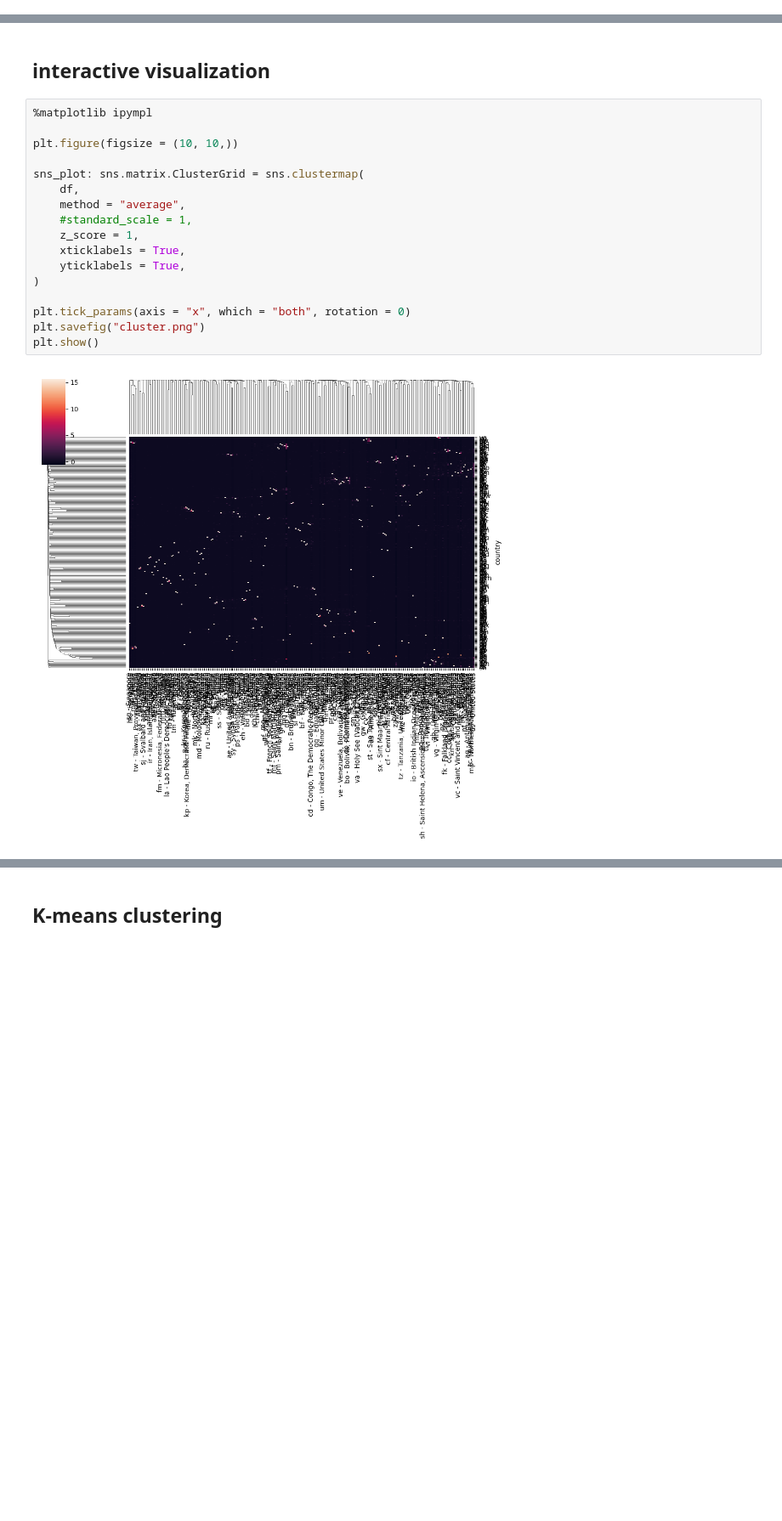
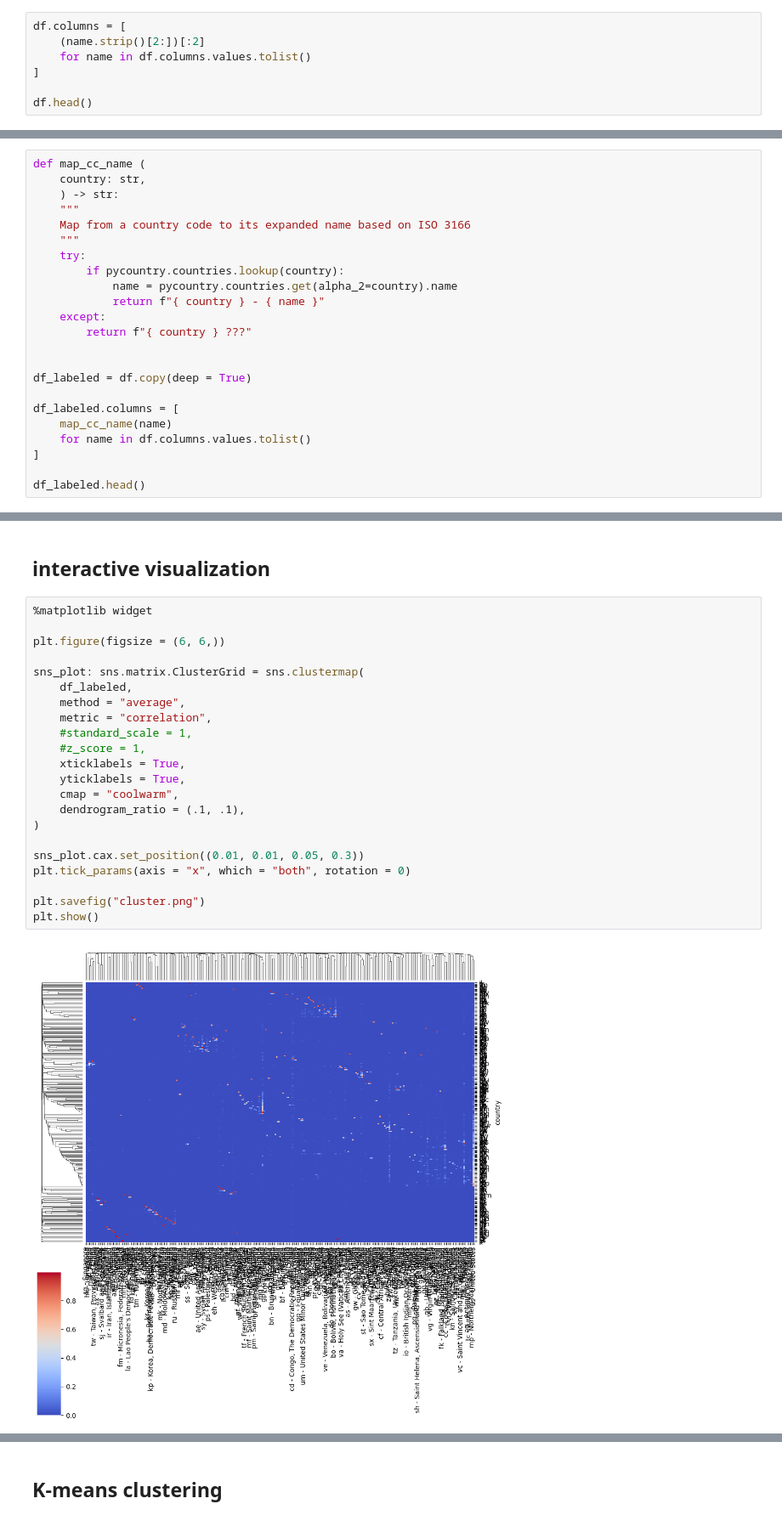
Before and after one commit to DerwenAI/cc_cluster, a Jupyter notebook: uniform.ipynb, the cells around one changed output, grey strips where cells are left out. Shown: that part at 85% size. Drawn from its saved outputs; the diff is of its cells as text; blank space fills up the shorter version.

```diff
--- a/uniform.ipynb
+++ b/uniform.ipynb
@@ -117,0 +93,7 @@ df.head()
+# %%
+df.columns = [
+    (name.strip()[2:])[:2]
+    for name in df.columns.values.tolist()
+]
+
+df.head()
@@ -123,0 +117,23 @@ scaled_data: np.ndarray = StandardScaler().fit_transform(df)
+# %%
+def map_cc_name (
+    country: str,
+    ) -> str:
+    """
+    Map from a country code to its expanded name based on ISO 3166
+    """
+    try:
+        if pycountry.countries.lookup(country):
+            name = pycountry.countries.get(alpha_2=country).name
+            return f"{ country } - { name }"
+    except:
+        return f"{ country } ???"
+
+
+df_labeled = df.copy(deep = True)
+
+df_labeled.columns = [
+    map_cc_name(name)
+    for name in df.columns.values.tolist()
+]
+
+df_labeled.head()
@@ -124,24 +149,29 @@ scaled_data: np.ndarray = StandardScaler().fit_transform(df)
 # %% [markdown]
 ## interactive visualization
 # %%
-%matplotlib ipympl
+%matplotlib widget
 
-plt.figure(figsize = (10, 10,))
+plt.figure(figsize = (6, 6,))
 
 sns_plot: sns.matrix.ClusterGrid = sns.clustermap(
-    df,
+    df_labeled,
     method = "average",
+    metric = "correlation",
     #standard_scale = 1,
-    z_score = 1,
+    #z_score = 1,
     xticklabels = True,
     yticklabels = True,
+    cmap = "coolwarm",
+    dendrogram_ratio = (.1, .1),
 )
 
+sns_plot.cax.set_position((0.01, 0.01, 0.05, 0.3))
 plt.tick_params(axis = "x", which = "both", rotation = 0)
+
 plt.savefig("cluster.png")
 plt.show()
 # %% [output]
-[figure, old version]
+[figure, new version]
 [figure]
 # %% [markdown]
 ## K-means clustering
```
Also changed, not shown: parts of 27 cells of this notebook, 2 other files.
